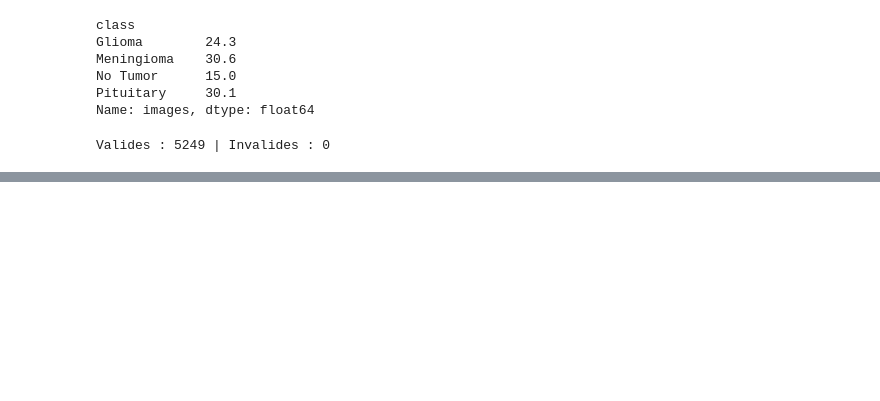
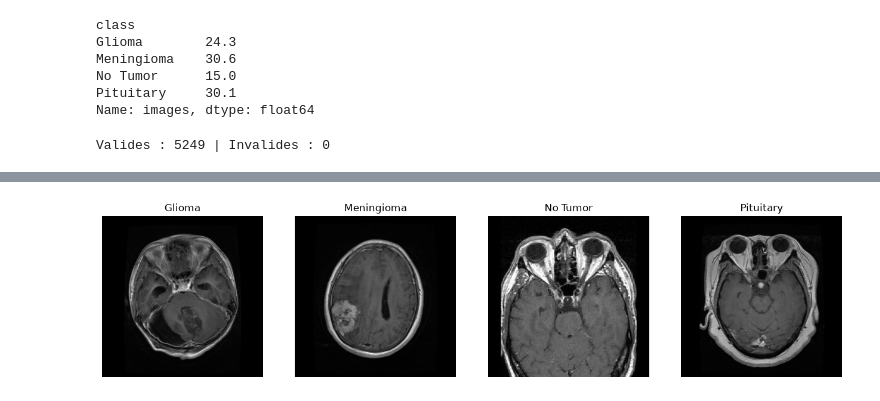
Before and after one commit to jerymy-k/DiagnosticMultimodal, a Jupyter notebook: notebooks/main.ipynb, the cells around one changed output, grey strips where cells are left out. Saved outputs shown, nothing was run; the diff lists cells and outputs as text; code cells hidden in the pictures; blank space fills up the shorter version.

```diff
--- a/notebooks/main.ipynb
+++ b/notebooks/main.ipynb
@@ -153,0 +161,13 @@ Valides : 5249 | Invalides : 0
+# %%
+import matplotlib.pyplot as plt
+
+fig, axes = plt.subplots(1, 4, figsize=(16, 4))
+for ax , cls in zip(axes , sorted(df['class'].unique())):
+    sample = next(f for f in valid if f.parent.parent.name == cls)
+    ax.imshow(Image.open(sample))
+    ax.set_title(cls)
+    ax.axis('off')
+
+plt.show()
+# %% [output]
+[figure, added]
```
Also changed, not shown: parts of 5 cells of this notebook.
